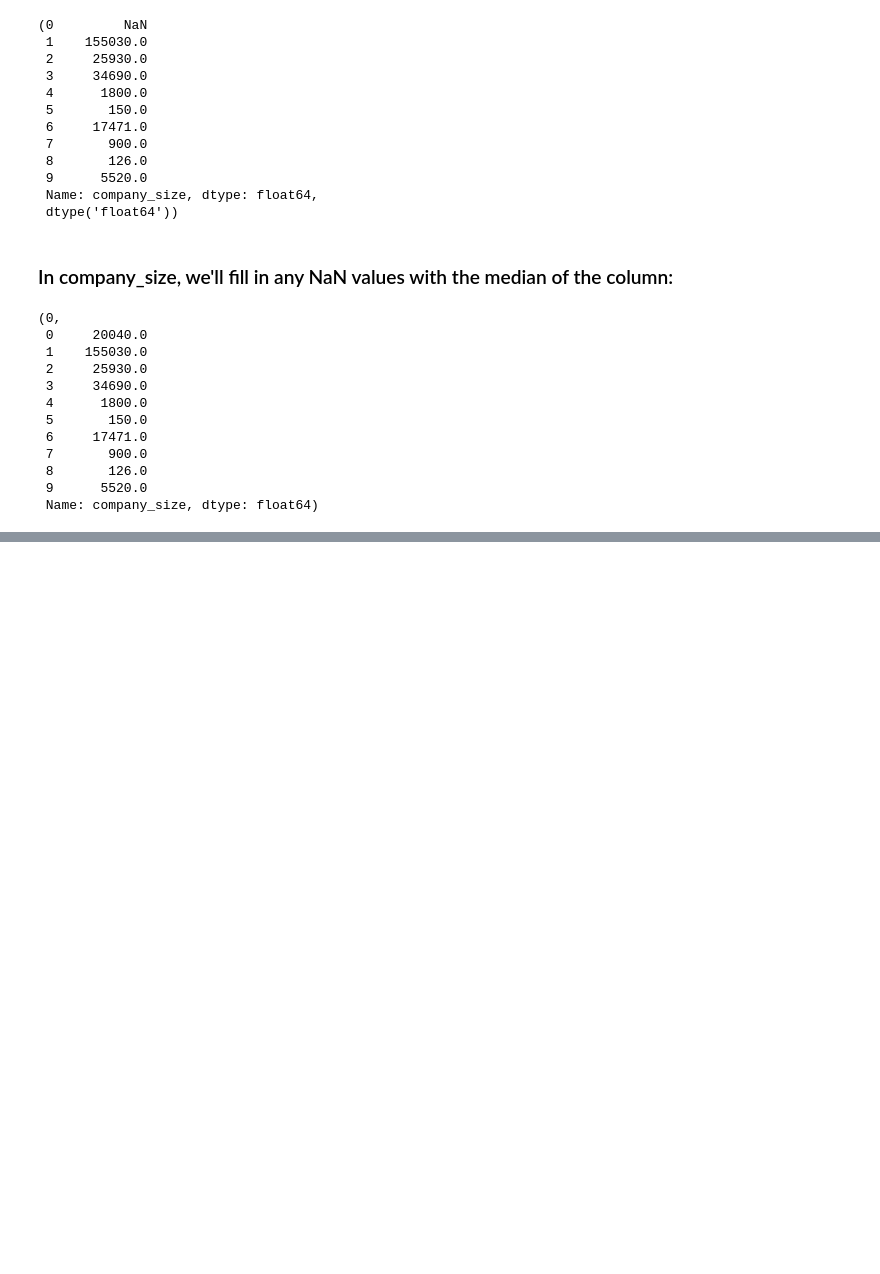
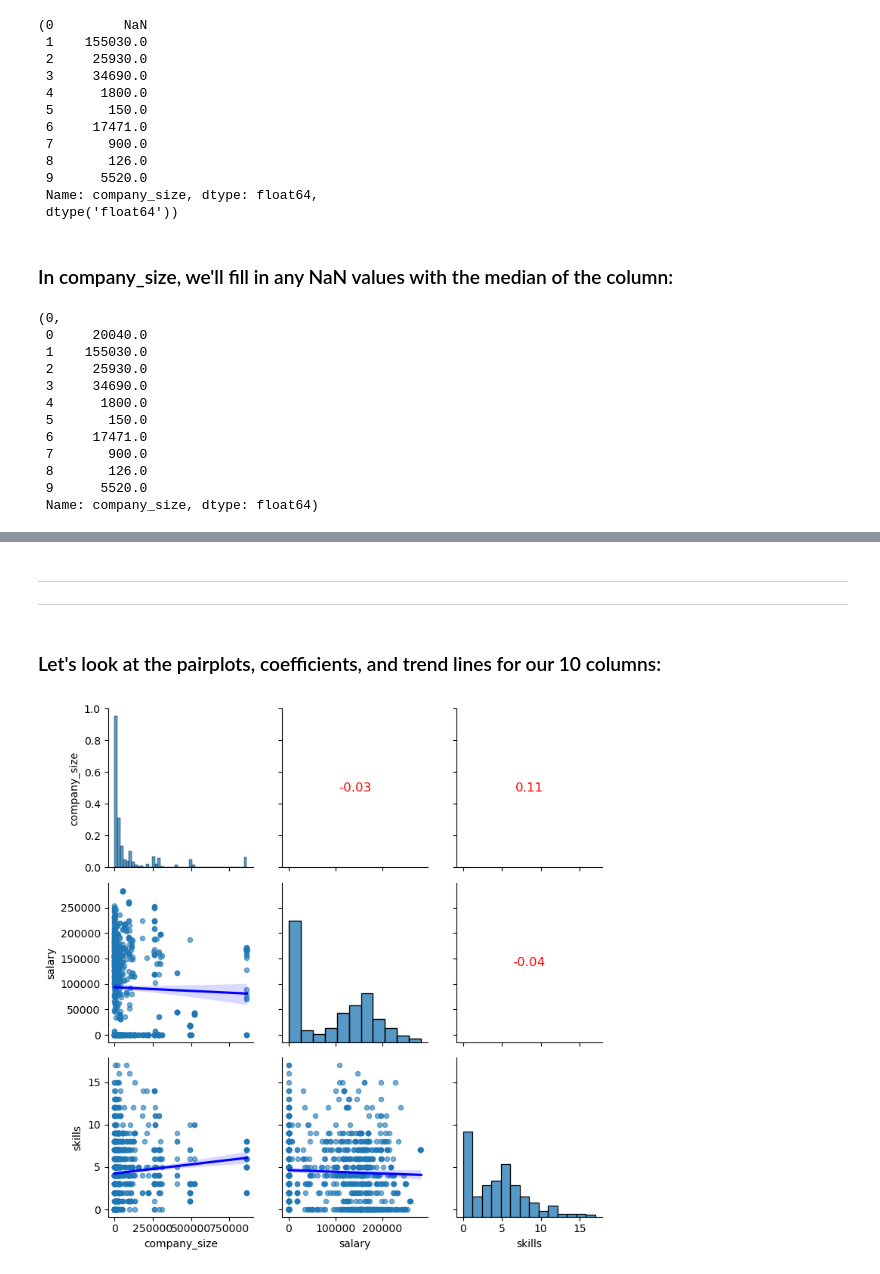
Before and after one commit to markcoty/data-science-jobs-2025, a Jupyter notebook: Notebook/data-science-jobs-2025.ipynb, the cells around one changed output, grey strips where cells are left out. Saved outputs shown, nothing was run; the diff lists cells and outputs as text; code cells hidden in the pictures; blank space fills up the shorter version.

```diff
--- a/Notebook/data-science-jobs-2025.ipynb
+++ b/Notebook/data-science-jobs-2025.ipynb
@@ -383,0 +414,27 @@ df["company_size"].isnull().sum(), df["company_size"].head(10)
+# %% [markdown]
+______________________________________________________________________________________________________________________________________
+______________________________________________________________________________________________________________________________________
+# %% [markdown]
+### Let's look at the pairplots, coefficients, and trend lines for our 10 columns:
+# %%
+
+g = sns.PairGrid(numeric_df)
+
+# Lower triangle: scatterplots with regression lines
+g.map_lower(sns.regplot, scatter_kws={'s': 20, 'alpha': 0.6}, line_kws={"color":"blue"})
+
+# Diagonal: histograms
+g.map_diag(sns.histplot)
+
+# Upper triangle: correlation coefficients
+def corr_coef(x, y, **kwargs):
+    r = np.corrcoef(x, y)[0, 1]
+    ax = plt.gca()
+    ax.annotate(f"{r:.2f}", xy=(0.5, 0.5), xycoords=ax.transAxes,
+                ha="center", va="center", fontsize=12, color="red")
+
+g.map_upper(corr_coef)
+
+plt.show()
+# %% [output]
+[figure, added]
```
Also changed, not shown: parts of 8 cells of this notebook, 1 other file.
